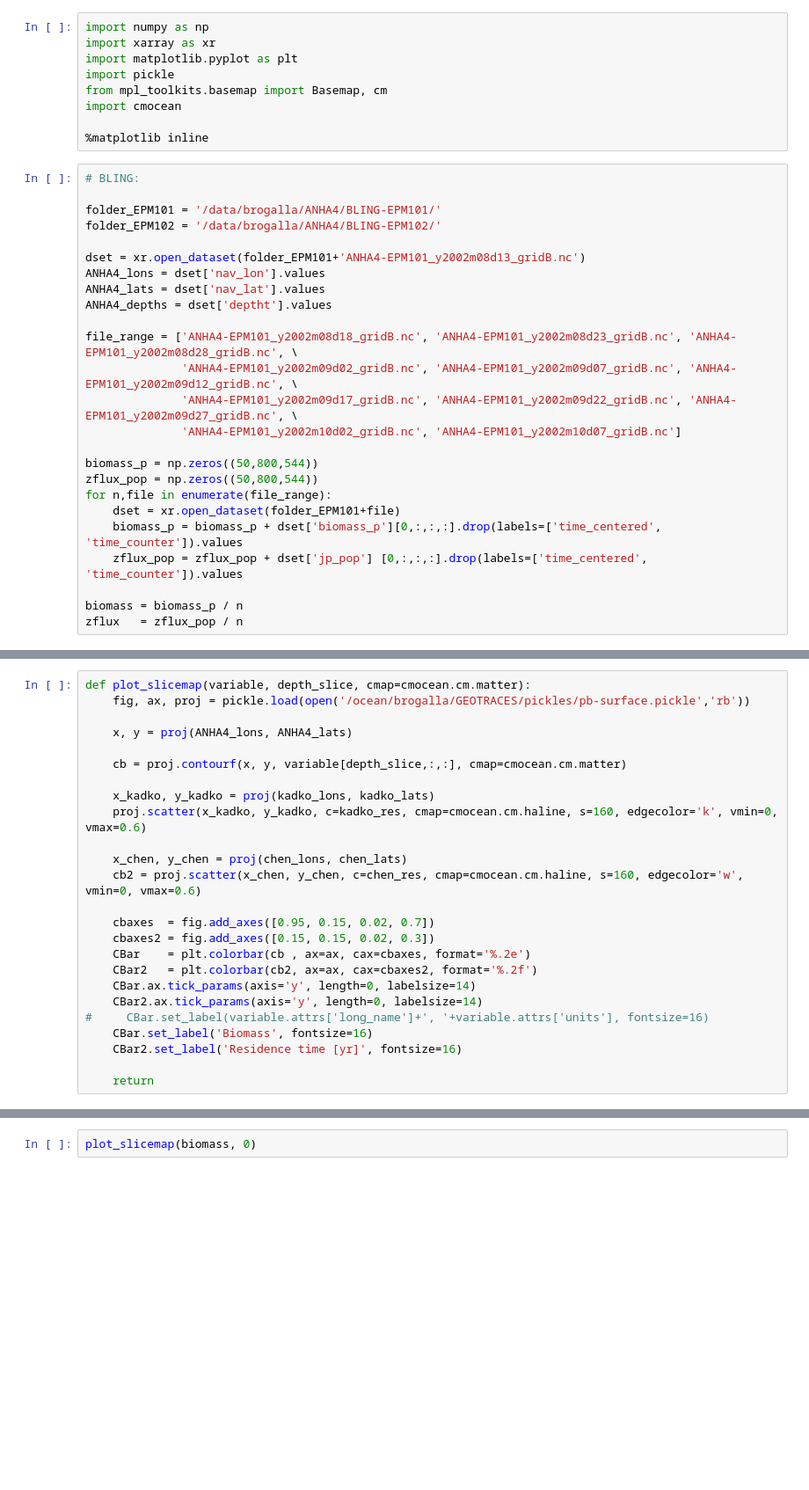
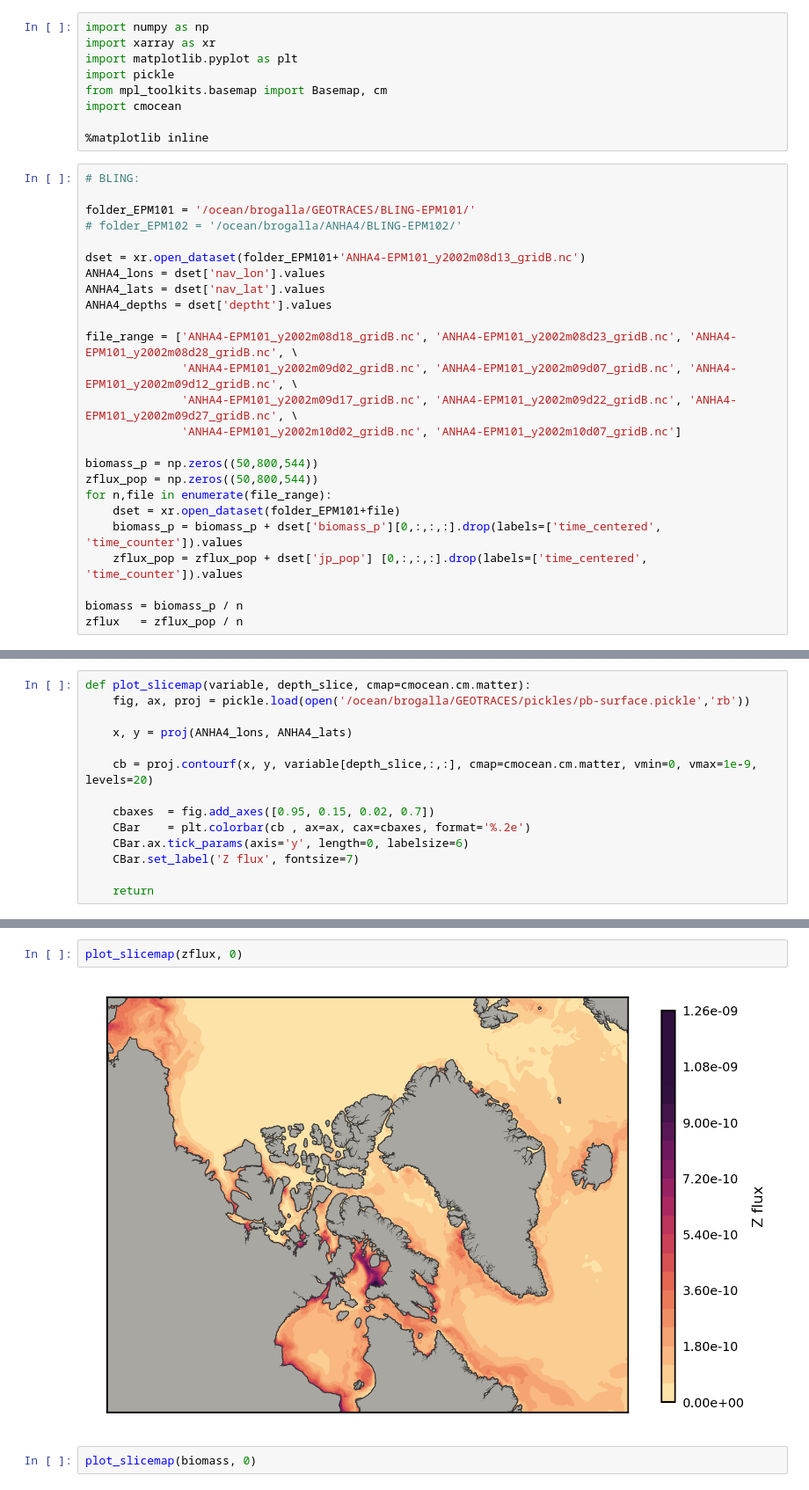
Before and after one commit to UBC-MOAD/analysis-brogalla, a Jupyter notebook: paper3/BLING.ipynb, the cells around one changed output, grey strips where cells are left out. Shown at 88% size. Cells and saved outputs as stored; diff of their text form; blank space fills up the shorter version.

Commit message:
look at other BLING biomass type variables and calculate monthly averages of

```diff
--- a/paper3/BLING.ipynb
+++ b/paper3/BLING.ipynb
@@ -12,8 +12,8 @@ import cmocean
 # %%
 # BLING:
 
-folder_EPM101 = '/data/brogalla/ANHA4/BLING-EPM101/'
-folder_EPM102 = '/data/brogalla/ANHA4/BLING-EPM102/'
+folder_EPM101 = '/ocean/brogalla/GEOTRACES/BLING-EPM101/'
+# folder_EPM102 = '/ocean/brogalla/ANHA4/BLING-EPM102/'
 
 dset = xr.open_dataset(folder_EPM101+'ANHA4-EPM101_y2002m08d13_gridB.nc')
 ANHA4_lons = dset['nav_lon'].values
@@ -54,22 +40,11 @@ def plot_slicemap(variable, depth_slice, cmap=cmocean.cm.matter):
 
     x, y = proj(ANHA4_lons, ANHA4_lats)
 
-    cb = proj.contourf(x, y, variable[depth_slice,:,:], cmap=cmocean.cm.matter)
-
-    x_kadko, y_kadko = proj(kadko_lons, kadko_lats)
-    proj.scatter(x_kadko, y_kadko, c=kadko_res, cmap=cmocean.cm.haline, s=160, edgecolor='k', vmin=0, vmax=0.6)
-
-    x_chen, y_chen = proj(chen_lons, chen_lats)
-    cb2 = proj.scatter(x_chen, y_chen, c=chen_res, cmap=cmocean.cm.haline, s=160, edgecolor='w', vmin=0, vmax=0.6)
+    cb = proj.contourf(x, y, variable[depth_slice,:,:], cmap=cmocean.cm.matter, vmin=0, vmax=1e-9, levels=20)
 
     cbaxes  = fig.add_axes([0.95, 0.15, 0.02, 0.7])
-    cbaxes2 = fig.add_axes([0.15, 0.15, 0.02, 0.3])
     CBar    = plt.colorbar(cb , ax=ax, cax=cbaxes, format='%.2e')
-    CBar2   = plt.colorbar(cb2, ax=ax, cax=cbaxes2, format='%.2f')
-    CBar.ax.tick_params(axis='y', length=0, labelsize=14)
-    CBar2.ax.tick_params(axis='y', length=0, labelsize=14)
-#     CBar.set_label(variable.attrs['long_name']+', '+variable.attrs['units'], fontsize=16)
-    CBar.set_label('Biomass', fontsize=16)
-    CBar2.set_label('Residence time [yr]', fontsize=16)
+    CBar.ax.tick_params(axis='y', length=0, labelsize=6)
+    CBar.set_label('Z flux', fontsize=7)
 
     return
@@ -76,3 +83,7 @@ def plot_slicemap(variable, depth_slice, cmap=cmocean.cm.matter):
+# %%
+plot_slicemap(zflux, 0)
+# %% [output]
+[figure, added]
 # %%
 plot_slicemap(biomass, 0)
 # %% [output]
```
Also changed, not shown: parts of 7 cells of this notebook, 1 other file.
